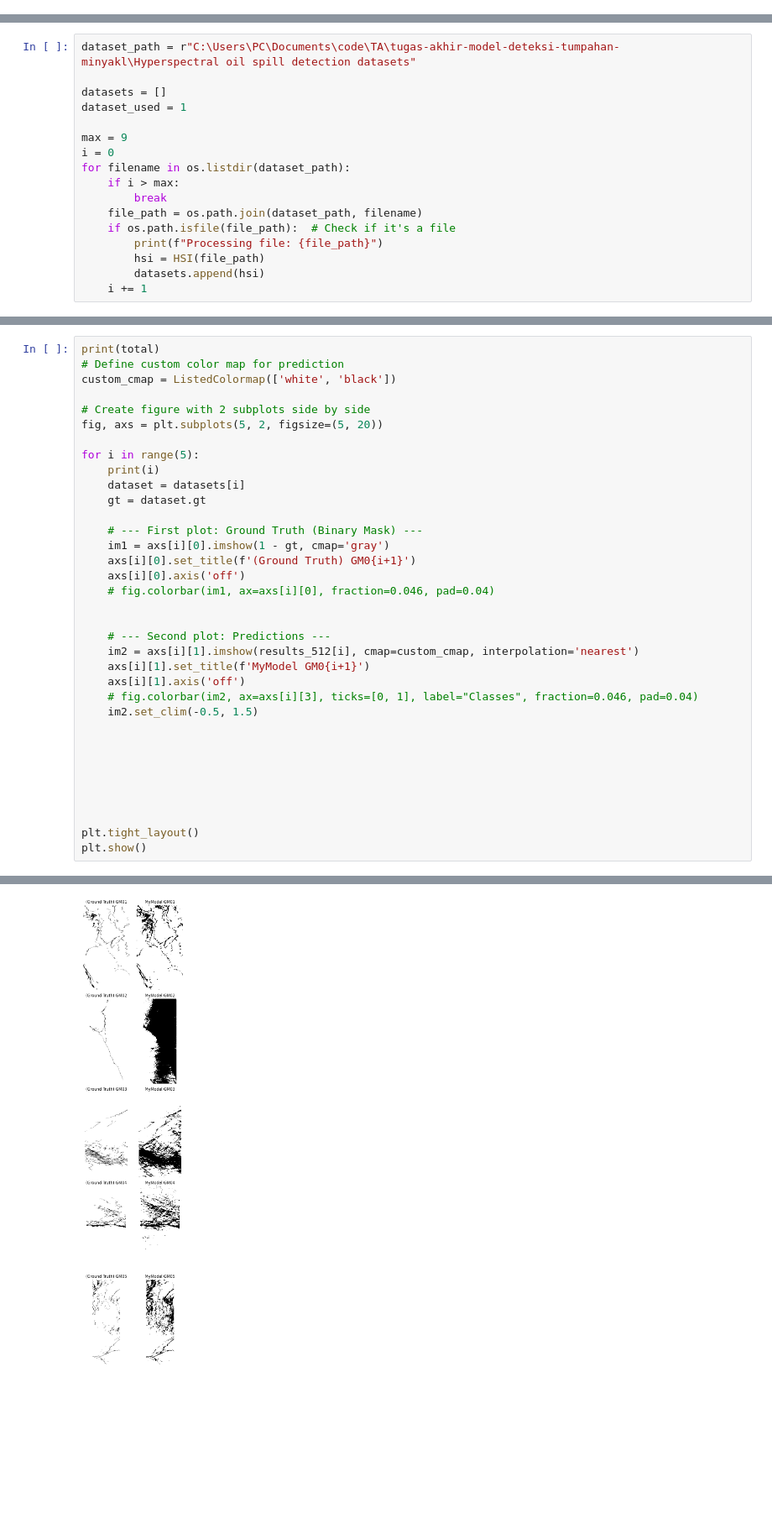
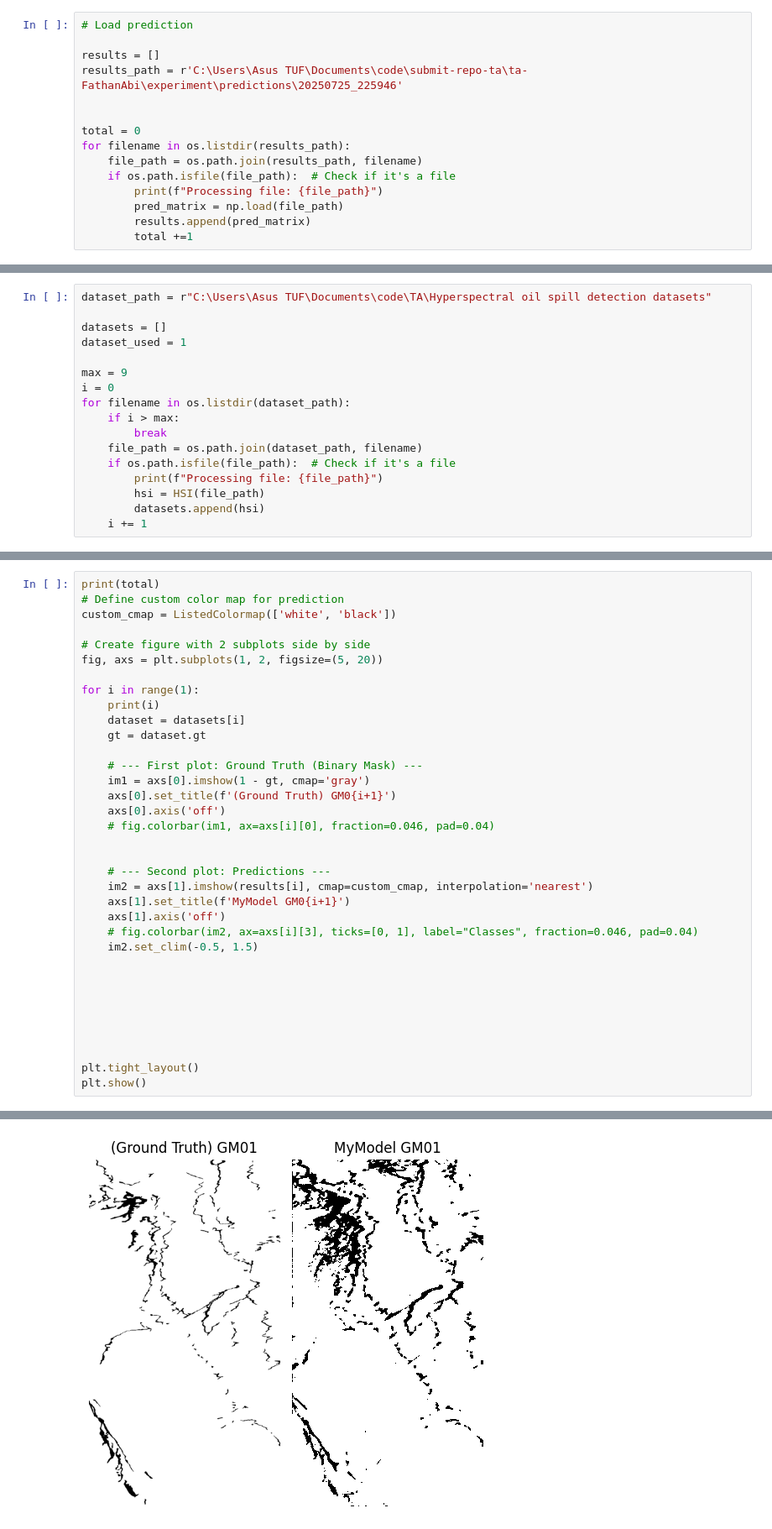
Before and after one commit to Informatics-ITS/ta-FathanAbi, a Jupyter notebook: visualisasi/visualisasi_hasil_prediksi.ipynb, the cells around one changed output, grey strips where cells are left out. Shown at 84% size. Drawn from its saved outputs; the diff is of its cells as text; blank space fills up the shorter version.

```diff
--- a/visualisasi/visualisasi_hasil_prediksi.ipynb
+++ b/visualisasi/visualisasi_hasil_prediksi.ipynb
@@ -104,0 +7,15 @@ Processing file: C:\Users\PC\Documents\code\TA\tugas-akhir-model-deteksi-tumpaha
+# %%
+# Load prediction
+
+results = []
+results_path = r'C:\Users\Asus TUF\Documents\code\submit-repo-ta\ta-FathanAbi\experiment\predictions\20250725_225946'
+
+
+total = 0
+for filename in os.listdir(results_path):
+    file_path = os.path.join(results_path, filename)
+    if os.path.isfile(file_path):  # Check if it's a file
+        print(f"Processing file: {file_path}")
+        pred_matrix = np.load(file_path)
+        results.append(pred_matrix)
+        total +=1
@@ -105,5 +24,5 @@ Processing file: C:\Users\PC\Documents\code\TA\tugas-akhir-model-deteksi-tumpaha
 # %%
-dataset_path = r"C:\Users\PC\Documents\code\TA\tugas-akhir-model-deteksi-tumpahan-minyakl\Hyperspectral oil spill detection datasets"
+dataset_path = r"C:\Users\Asus TUF\Documents\code\TA\Hyperspectral oil spill detection datasets"
 
 datasets = []
 dataset_used = 1
@@ -136,24 +55,24 @@ print(total)
 custom_cmap = ListedColormap(['white', 'black'])
 
 # Create figure with 2 subplots side by side
-fig, axs = plt.subplots(5, 2, figsize=(5, 20))
+fig, axs = plt.subplots(1, 2, figsize=(5, 20))
 
-for i in range(5):
+for i in range(1):
     print(i)
     dataset = datasets[i]
     gt = dataset.gt
 
     # --- First plot: Ground Truth (Binary Mask) ---
-    im1 = axs[i][0].imshow(1 - gt, cmap='gray')
-    axs[i][0].set_title(f'(Ground Truth) GM0{i+1}')
-    axs[i][0].axis('off')
+    im1 = axs[0].imshow(1 - gt, cmap='gray')
+    axs[0].set_title(f'(Ground Truth) GM0{i+1}')
+    axs[0].axis('off')
     # fig.colorbar(im1, ax=axs[i][0], fraction=0.046, pad=0.04)
 
 
     # --- Second plot: Predictions ---
-    im2 = axs[i][1].imshow(results_512[i], cmap=custom_cmap, interpolation='nearest')
-    axs[i][1].set_title(f'MyModel GM0{i+1}')
-    axs[i][1].axis('off')
+    im2 = axs[1].imshow(results[i], cmap=custom_cmap, interpolation='nearest')
+    axs[1].set_title(f'MyModel GM0{i+1}')
+    axs[1].axis('off')
     # fig.colorbar(im2, ax=axs[i][3], ticks=[0, 1], label="Classes", fraction=0.046, pad=0.04)
     im2.set_clim(-0.5, 1.5)
 
@@ -175 +90 @@ plt.show()
-[figure, old version]
+[figure, new version]
```
Also changed, not shown: parts of 16 cells of this notebook, 4 other files.
